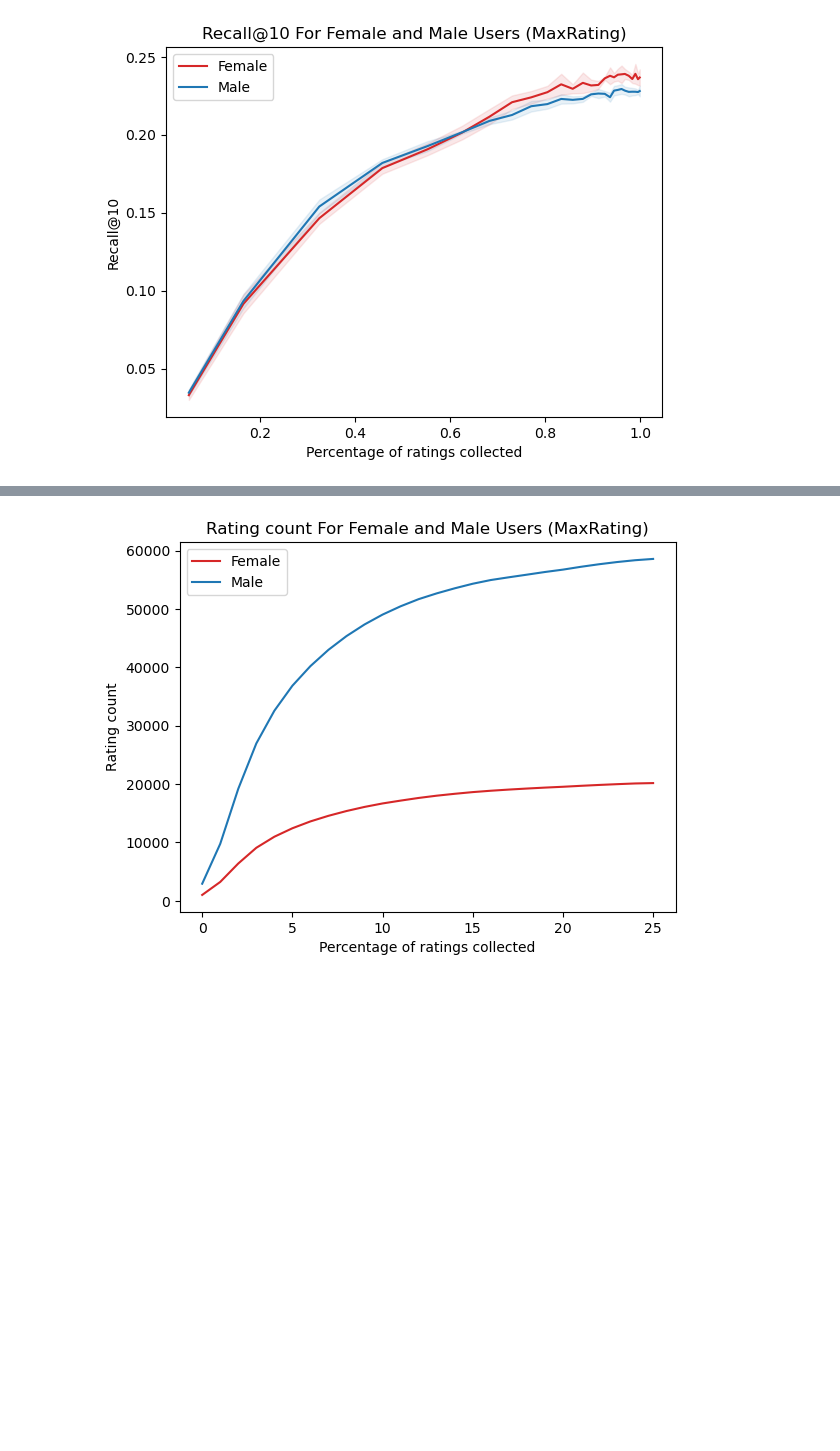
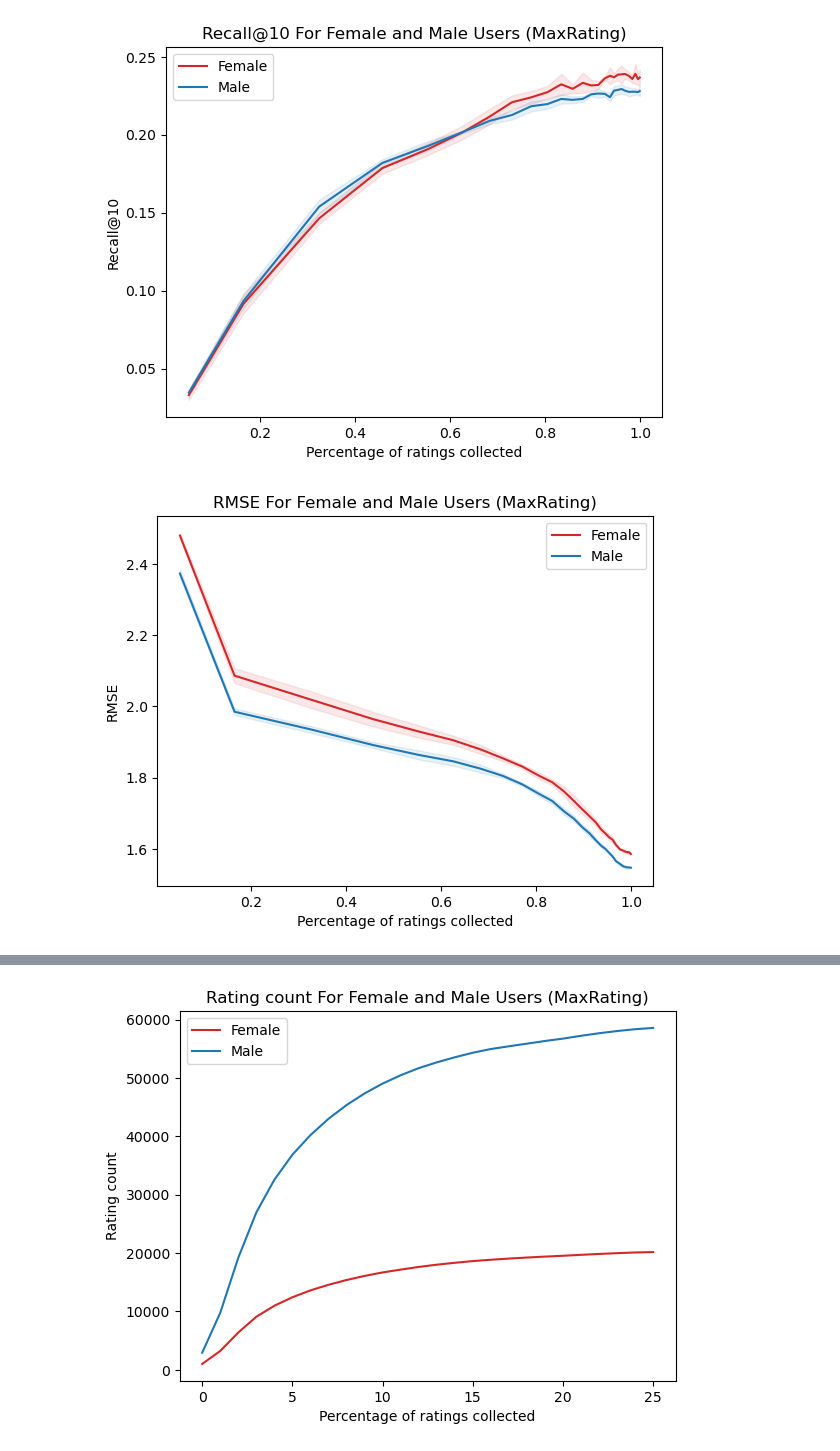
Before and after one commit to sipei-li/DeepALDataMinimization, a Jupyter notebook: LightGCN_exp1.ipynb, the cells around one changed output, grey strips where cells are left out. Cells and saved outputs as stored; diff of their text form; code cells hidden in the pictures; blank space fills up the shorter version.

```diff
--- a/LightGCN_exp1.ipynb
+++ b/LightGCN_exp1.ipynb
@@ -30,8 +30,8 @@ data_columns = ['user_id', 'item_id', 'rating', 'timestamp']
 user_path = "./data/ml-100k/u.user"
 user_columns = ['user_id', 'age', 'gender', 'occupation', 'zip_code']
 # %%
-data_df = pd.read_csv(data_url, sep='\t', names=data_columns, header=None)
-user_df = pd.read_csv(user_url, sep='|', names=user_columns, header=None)
+data_df = pd.read_csv(data_path, sep='\t', names=data_columns, header=None)
+user_df = pd.read_csv(user_path, sep='|', names=user_columns, header=None)
 # %%
 # shuffle data_df
 data_df = data_df.sample(frac=1, random_state=42).reset_index(drop=True)
@@ -182,6 +182,10 @@ for iter in range(n_iters):
     d['precision_unpro'] = [r['precision_unpro'] for r in results]
     d['recall_pro'] = [r['recall_pro'] for r in results]
     d['recall_unpro'] = [r['recall_unpro'] for r in results]
+    d['rmse_pro'] = [r['rmse_pro'] for r in results]
+    d['rmse_unpro'] = [r['rmse_unpro'] for r in results]
+    d['rocauc_pro'] = [r['rocauc_pro'] for r in results]
+    d['rocauc_unpro'] = [r['rocauc_unpro'] for r in results]
     d['count_pro'] = [r['count_pro'] for r in results]
     d['count_unpro'] = [r['count_unpro'] for r in results]
     df = pd.DataFrame.from_dict(d)
@@ -308,3 +312,41 @@ plt.title("Recall@10 For Female and Male Users (MaxRating)")
 plt.show()
 # %% [output]
 [figure]
+# %%
+# RMSE
+pro_df_grouped = MaxRating_results_df.groupby('epoch').agg(['mean', 'std', 'count'])['rmse_pro']
+pro_df_grouped['ci'] = 1.95 * pro_df_grouped['std'] / np.sqrt(pro_df_grouped['count'])
+pro_df_grouped['ci_lower'] = pro_df_grouped['mean'] - pro_df_grouped['ci']
+pro_df_grouped['ci_upper'] = pro_df_grouped['mean'] + pro_df_grouped['ci']
+
+unpro_df_grouped = MaxRating_results_df.groupby('epoch').agg(['mean', 'std', 'count'])['rmse_unpro']
+unpro_df_grouped['ci'] = 1.95 * unpro_df_grouped['std'] / np.sqrt(unpro_df_grouped['count'])
+unpro_df_grouped['ci_lower'] = unpro_df_grouped['mean'] - unpro_df_grouped['ci']
+unpro_df_grouped['ci_upper'] = unpro_df_grouped['mean'] + unpro_df_grouped['ci']
+
+plt.plot(percentages, pro_df_grouped['mean'], color='tab:red', label="Female")
+plt.fill_between(
+    percentages,
+    pro_df_grouped['ci_lower'],
+    pro_df_grouped['ci_upper'],
+    color='tab:red',
+    alpha=.1
+)
+
+plt.plot(percentages, unpro_df_grouped['mean'], color='tab:blue', label="Male")
+plt.fill_between(
+    percentages,
+    unpro_df_grouped['ci_lower'],
+    unpro_df_grouped['ci_upper'],
+    color='tab:blue',
+    alpha=.1
+)
+
+plt.xlabel('Percentage of ratings collected')
+plt.ylabel('RMSE')
+
+plt.legend()
+plt.title("RMSE For Female and Male Users (MaxRating)")
+plt.show()
+# %% [output]
+[figure, added]
```
Also changed, not shown: parts of 5 cells of this notebook, 4 other files.
